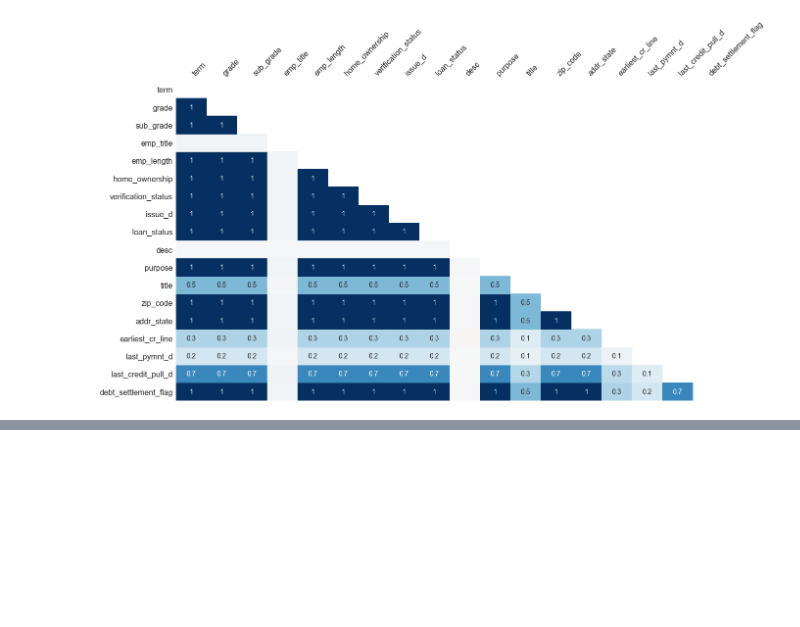
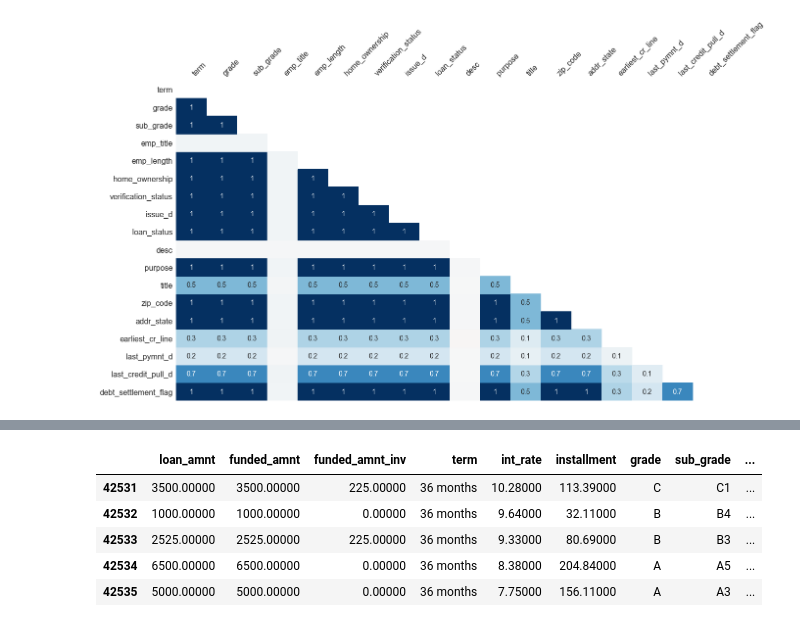
Before and after one commit to 371158283/learn-other-code, a Jupyter notebook: 优秀第四周作业.ipynb, the cells around one changed output, grey strips where cells are left out. Saved outputs shown, nothing was run; the diff lists cells and outputs as text; code cells hidden in the pictures; blank space fills up the shorter version.

```diff
--- a/优秀第四周作业.ipynb
+++ b/优秀第四周作业.ipynb
@@ -185 +225,11 @@ loans[numColumns]
+# %%
+loans=loans.iloc[:42536,:]#删除最后两行，最后两行数据异常
+loans.tail()
+# %% [output]
+|  | loan_amnt | funded_amnt | funded_amnt_inv | term | int_rate | installment | grade | sub_grade | ... |
+| 42531 | 3500.00000 | 3500.00000 | 225.00000 | 36 months | 10.28000 | 113.39000 | C | C1 | ... |
+| 42532 | 1000.00000 | 1000.00000 | 0.00000 | 36 months | 9.64000 | 32.11000 | B | B4 | ... |
+| 42533 | 2525.00000 | 2525.00000 | 225.00000 | 36 months | 9.33000 | 80.69000 | B | B3 | ... |
+| 42534 | 6500.00000 | 6500.00000 | 0.00000 | 36 months | 8.38000 | 204.84000 | A | A5 | ... |
+| 42535 | 5000.00000 | 5000.00000 | 0.00000 | 36 months | 7.75000 | 156.11000 | A | A3 | ... |
 # %%
```
Also changed, not shown: parts of 12 cells of this notebook.
